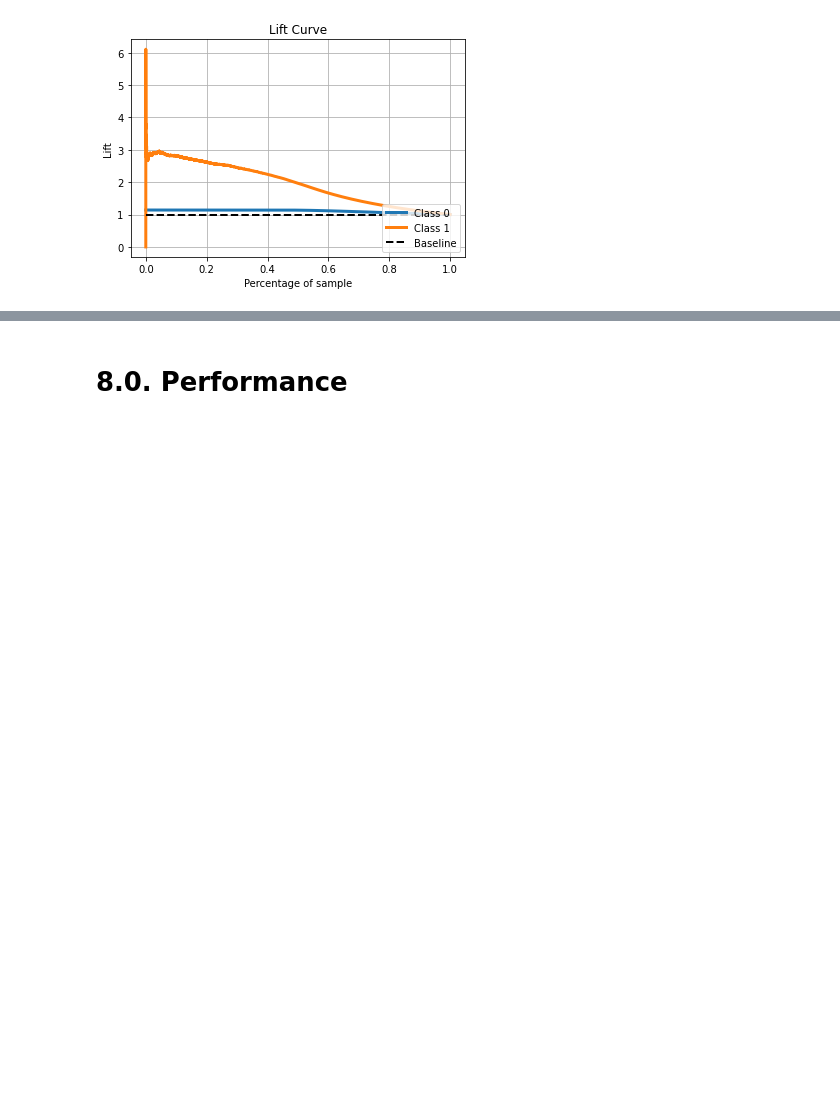
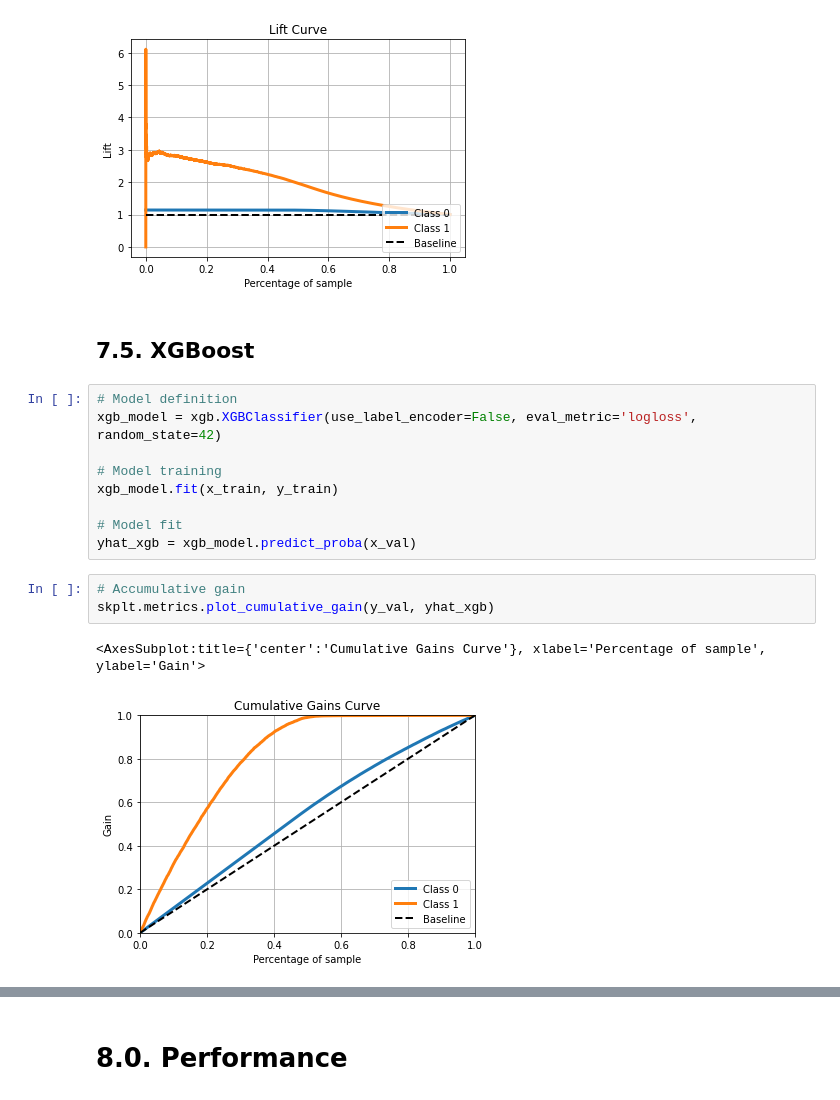
Before and after one commit to laurivansareta/Health-Insurance-Ranking, a Jupyter notebook: notebooks/1.0.ls_health_insurance_cross_sell.ipynb, the cells around one changed output, grey strips where cells are left out. Cells and saved outputs as stored; diff of their text form; blank space fills up the shorter version.

Commit message:
- Adicionado informações no Readme. - No notebook adicionado xgboost e métricas dele para comparar com o existente.

```diff
--- a/notebooks/1.0.ls_health_insurance_cross_sell.ipynb
+++ b/notebooks/1.0.ls_health_insurance_cross_sell.ipynb
@@ -578,3 +579,20 @@ skplt.metrics.plot_lift_curve(y_val, yhat_rf)
 # %% [output]
 <AxesSubplot:title={'center':'Lift Curve'}, xlabel='Percentage of sample', ylabel='Lift'>
 [figure]
+# %% [markdown]
+## 7.5. XGBoost
+# %%
+# Model definition
+xgb_model = xgb.XGBClassifier(use_label_encoder=False, eval_metric='logloss', random_state=42)
+
+# Model training
+xgb_model.fit(x_train, y_train)
+
+# Model fit
+yhat_xgb = xgb_model.predict_proba(x_val)
+# %%
+# Accumulative gain
+skplt.metrics.plot_cumulative_gain(y_val, yhat_xgb)
+# %% [output]
+<AxesSubplot:title={'center':'Cumulative Gains Curve'}, xlabel='Percentage of sample', ylabel='Gain'>
+[figure, added]
```
Also changed, not shown: parts of 13 cells of this notebook, 1 other file.
